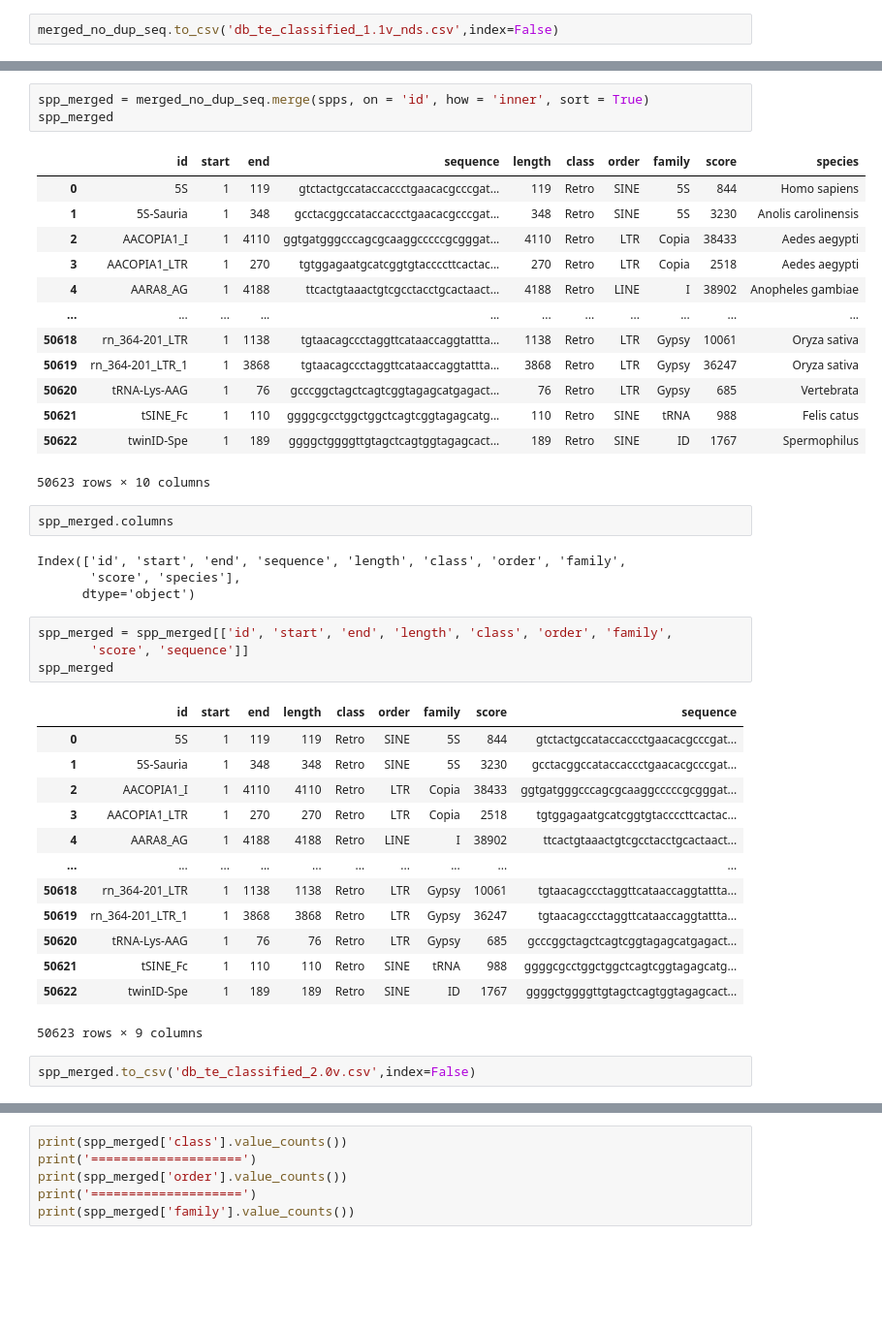
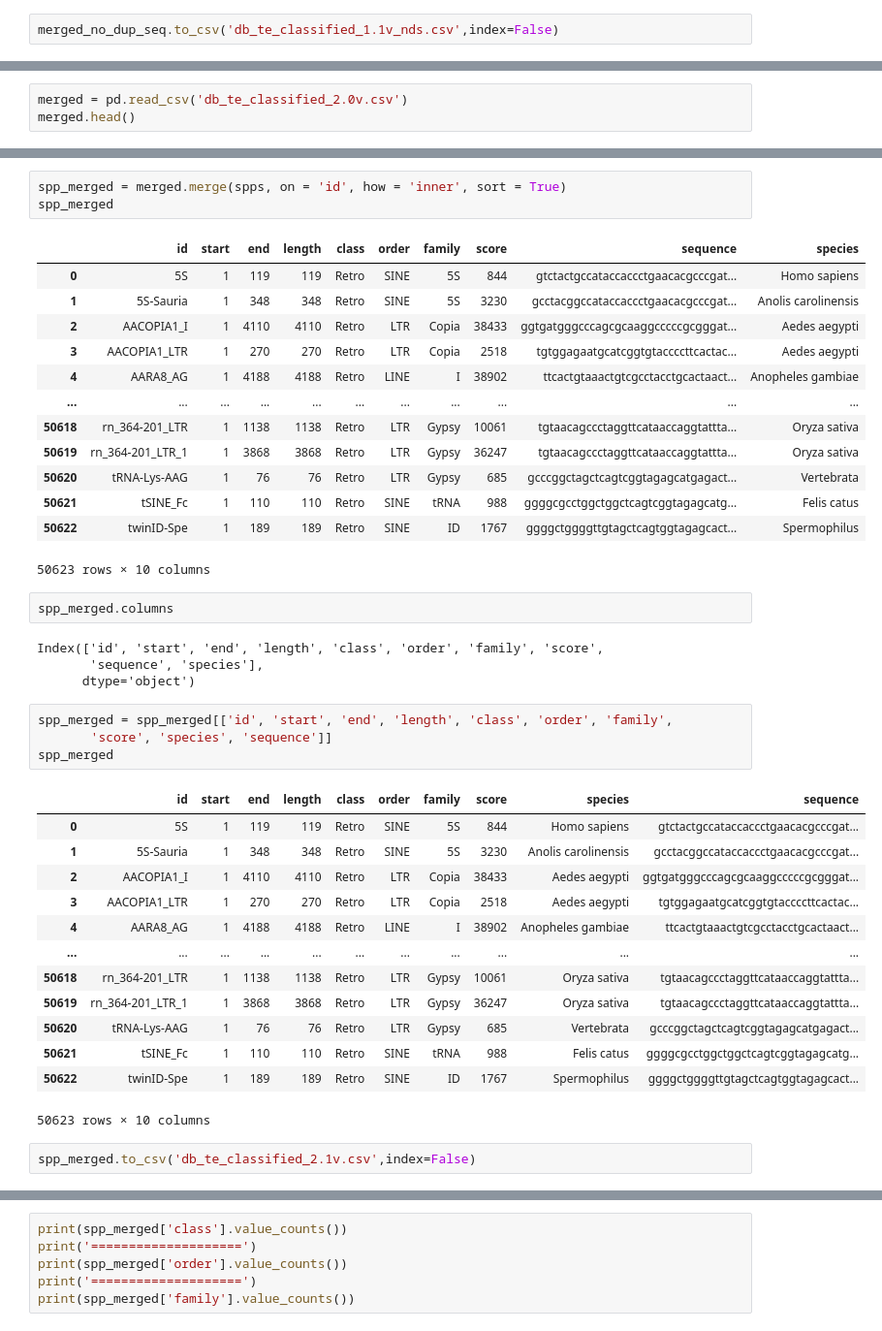
Before and after one commit to Tiago-Minuzzi/phd-proj, a Jupyter notebook: pynb/db_te_get_dataset_full.ipynb, the cells around one changed output, grey strips where cells are left out. Shown at 97% size. Saved outputs shown, nothing was run; the diff lists cells and outputs as text; blank space fills up the shorter version.

```diff
--- a/pynb/db_te_get_dataset_full.ipynb
+++ b/pynb/db_te_get_dataset_full.ipynb
@@ -291,0 +312,3 @@ merged_no_dup_seq.to_csv('db_te_classified_1.1v_nds.csv',index=False)
+# %%
+merged = pd.read_csv('db_te_classified_2.0v.csv')
+merged.head()
@@ -309,43 +332,43 @@ spps
 # %%
-spp_merged = merged_no_dup_seq.merge(spps, on = 'id', how = 'inner', sort = True)
+spp_merged = merged.merge(spps, on = 'id', how = 'inner', sort = True)
 spp_merged
 # %% [output]
-|  | id | start | end | sequence | length | class | order | family | score | species |
-| 0 | 5S | 1 | 119 | gtctactgccataccaccctgaacacgcccgat... | 119 | Retro | SINE | 5S | 844 | Homo sapiens |
-| 1 | 5S-Sauria | 1 | 348 | gcctacggccataccaccctgaacacgcccgat... | 348 | Retro | SINE | 5S | 3230 | Anolis carolinensis |
-| 2 | AACOPIA1_I | 1 | 4110 | ggtgatgggcccagcgcaaggcccccgcgggat... | 4110 | Retro | LTR | Copia | 38433 | Aedes aegypti |
-| 3 | AACOPIA1_LTR | 1 | 270 | tgtggagaatgcatcggtgtaccccttcactac... | 270 | Retro | LTR | Copia | 2518 | Aedes aegypti |
-| 4 | AARA8_AG | 1 | 4188 | ttcactgtaaactgtcgcctacctgcactaact... | 4188 | Retro | LINE | I | 38902 | Anopheles gambiae |
+|  | id | start | end | length | class | order | family | score | sequence | species |
+| 0 | 5S | 1 | 119 | 119 | Retro | SINE | 5S | 844 | gtctactgccataccaccctgaacacgcccgat... | Homo sapiens |
+| 1 | 5S-Sauria | 1 | 348 | 348 | Retro | SINE | 5S | 3230 | gcctacggccataccaccctgaacacgcccgat... | Anolis carolinensis |
+| 2 | AACOPIA1_I | 1 | 4110 | 4110 | Retro | LTR | Copia | 38433 | ggtgatgggcccagcgcaaggcccccgcgggat... | Aedes aegypti |
+| 3 | AACOPIA1_LTR | 1 | 270 | 270 | Retro | LTR | Copia | 2518 | tgtggagaatgcatcggtgtaccccttcactac... | Aedes aegypti |
+| 4 | AARA8_AG | 1 | 4188 | 4188 | Retro | LINE | I | 38902 | ttcactgtaaactgtcgcctacctgcactaact... | Anopheles gambiae |
 | ... | ... | ... | ... | ... | ... | ... | ... | ... | ... | ... |
-| 50618 | rn_364-201_LTR | 1 | 1138 | tgtaacagccctaggttcataaccaggtattta... | 1138 | Retro | LTR | Gypsy | 10061 | Oryza sativa |
-| 50619 | rn_364-201_LTR_1 | 1 | 3868 | tgtaacagccctaggttcataaccaggtattta... | 3868 | Retro | LTR | Gypsy | 36247 | Oryza sativa |
-| 50620 | tRNA-Lys-AAG | 1 | 76 | gcccggctagctcagtcggtagagcatgagact... | 76 | Retro | LTR | Gypsy | 685 | Vertebrata |
-| 50621 | tSINE_Fc | 1 | 110 | ggggcgcctggctggctcagtcggtagagcatg... | 110 | Retro | SINE | tRNA | 988 | Felis catus |
-| 50622 | twinID-Spe | 1 | 189 | ggggctggggttgtagctcagtggtagagcact... | 189 | Retro | SINE | ID | 1767 | Spermophilus |
+| 50618 | rn_364-201_LTR | 1 | 1138 | 1138 | Retro | LTR | Gypsy | 10061 | tgtaacagccctaggttcataaccaggtattta... | Oryza sativa |
+| 50619 | rn_364-201_LTR_1 | 1 | 3868 | 3868 | Retro | LTR | Gypsy | 36247 | tgtaacagccctaggttcataaccaggtattta... | Oryza sativa |
+| 50620 | tRNA-Lys-AAG | 1 | 76 | 76 | Retro | LTR | Gypsy | 685 | gcccggctagctcagtcggtagagcatgagact... | Vertebrata |
+| 50621 | tSINE_Fc | 1 | 110 | 110 | Retro | SINE | tRNA | 988 | ggggcgcctggctggctcagtcggtagagcatg... | Felis catus |
+| 50622 | twinID-Spe | 1 | 189 | 189 | Retro | SINE | ID | 1767 | ggggctggggttgtagctcagtggtagagcact... | Spermophilus |
 50623 rows × 10 columns
 # %%
 spp_merged.columns
 # %% [output]
-Index(['id', 'start', 'end', 'sequence', 'length', 'class', 'order', 'family',
-       'score', 'species'],
+Index(['id', 'start', 'end', 'length', 'class', 'order', 'family', 'score',
+       'sequence', 'species'],
       dtype='object')
 # %%
 spp_merged = spp_merged[['id', 'start', 'end', 'length', 'class', 'order', 'family',
-       'score', 'sequence']]
+       'score', 'species', 'sequence']]
 spp_merged
 # %% [output]
-|  | id | start | end | length | class | order | family | score | sequence |
-| 0 | 5S | 1 | 119 | 119 | Retro | SINE | 5S | 844 | gtctactgccataccaccctgaacacgcccgat... |
-| 1 | 5S-Sauria | 1 | 348 | 348 | Retro | SINE | 5S | 3230 | gcctacggccataccaccctgaacacgcccgat... |
-| 2 | AACOPIA1_I | 1 | 4110 | 4110 | Retro | LTR | Copia | 38433 | ggtgatgggcccagcgcaaggcccccgcgggat... |
-| 3 | AACOPIA1_LTR | 1 | 270 | 270 | Retro | LTR | Copia | 2518 | tgtggagaatgcatcggtgtaccccttcactac... |
-| 4 | AARA8_AG | 1 | 4188 | 4188 | Retro | LINE | I | 38902 | ttcactgtaaactgtcgcctacctgcactaact... |
-| ... | ... | ... | ... | ... | ... | ... | ... | ... | ... |
-| 50618 | rn_364-201_LTR | 1 | 1138 | 1138 | Retro | LTR | Gypsy | 10061 | tgtaacagccctaggttcataaccaggtattta... |
-| 50619 | rn_364-201_LTR_1 | 1 | 3868 | 3868 | Retro | LTR | Gypsy | 36247 | tgtaacagccctaggttcataaccaggtattta... |
-| 50620 | tRNA-Lys-AAG | 1 | 76 | 76 | Retro | LTR | Gypsy | 685 | gcccggctagctcagtcggtagagcatgagact... |
-| 50621 | tSINE_Fc | 1 | 110 | 110 | Retro | SINE | tRNA | 988 | ggggcgcctggctggctcagtcggtagagcatg... |
-| 50622 | twinID-Spe | 1 | 189 | 189 | Retro | SINE | ID | 1767 | ggggctggggttgtagctcagtggtagagcact... |
+|  | id | start | end | length | class | order | family | score | species | sequence |
+| 0 | 5S | 1 | 119 | 119 | Retro | SINE | 5S | 844 | Homo sapiens | gtctactgccataccaccctgaacacgcccgat... |
+| 1 | 5S-Sauria | 1 | 348 | 348 | Retro | SINE | 5S | 3230 | Anolis carolinensis | gcctacggccataccaccctgaacacgcccgat... |
+| 2 | AACOPIA1_I | 1 | 4110 | 4110 | Retro | LTR | Copia | 38433 | Aedes aegypti | ggtgatgggcccagcgcaaggcccccgcgggat... |
+| 3 | AACOPIA1_LTR | 1 | 270 | 270 | Retro | LTR | Copia | 2518 | Aedes aegypti | tgtggagaatgcatcggtgtaccccttcactac... |
+| 4 | AARA8_AG | 1 | 4188 | 4188 | Retro | LINE | I | 38902 | Anopheles gambiae | ttcactgtaaactgtcgcctacctgcactaact... |
+| ... | ... | ... | ... | ... | ... | ... | ... | ... | ... | ... |
+| 50618 | rn_364-201_LTR | 1 | 1138 | 1138 | Retro | LTR | Gypsy | 10061 | Oryza sativa | tgtaacagccctaggttcataaccaggtattta... |
+| 50619 | rn_364-201_LTR_1 | 1 | 3868 | 3868 | Retro | LTR | Gypsy | 36247 | Oryza sativa | tgtaacagccctaggttcataaccaggtattta... |
+| 50620 | tRNA-Lys-AAG | 1 | 76 | 76 | Retro | LTR | Gypsy | 685 | Vertebrata | gcccggctagctcagtcggtagagcatgagact... |
+| 50621 | tSINE_Fc | 1 | 110 | 110 | Retro | SINE | tRNA | 988 | Felis catus | ggggcgcctggctggctcagtcggtagagcatg... |
+| 50622 | twinID-Spe | 1 | 189 | 189 | Retro | SINE | ID | 1767 | Spermophilus | ggggctggggttgtagctcagtggtagagcact... |
-50623 rows × 9 columns
+50623 rows × 10 columns
 # %%
-spp_merged.to_csv('db_te_classified_2.0v.csv',index=False)
+spp_merged.to_csv('db_te_classified_2.1v.csv',index=False)
```
Also changed, not shown: parts of 35 cells of this notebook.
